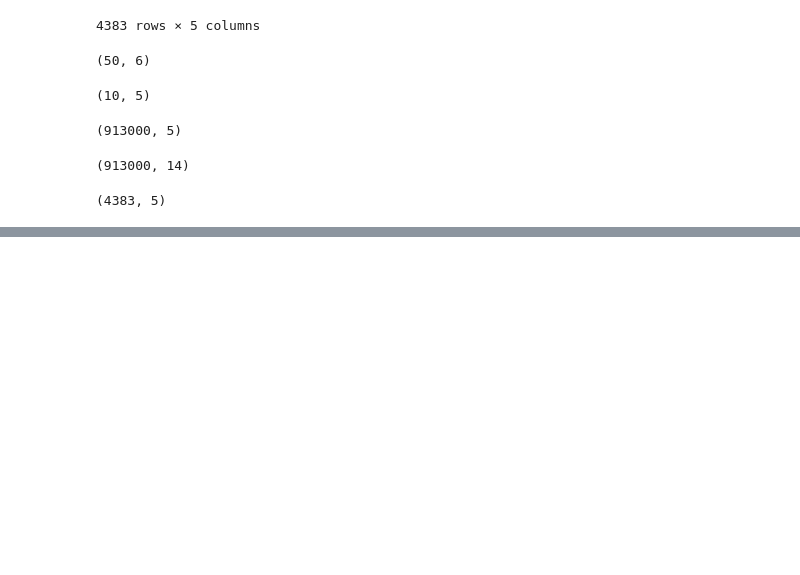
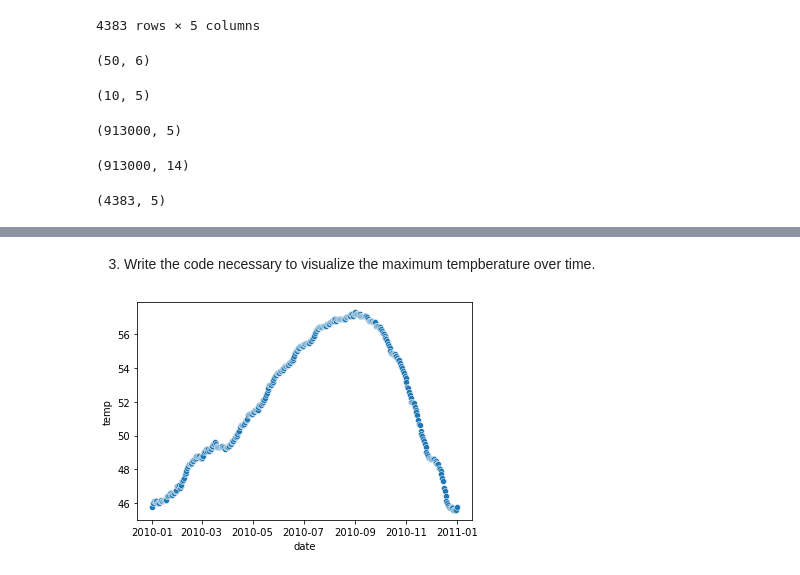
Before and after one commit to david-ryan-alviola/time-series-exercises, a Jupyter notebook: time_series.ipynb, the cells around one changed output, grey strips where cells are left out. Drawn from its saved outputs; the diff is of its cells as text; code cells hidden in the pictures; blank space fills up the shorter version.

```diff
--- a/time_series.ipynb
+++ b/time_series.ipynb
@@ -233,0 +286,9 @@ germany_df.shape
+# %% [markdown]
+3. Write the code necessary to visualize the maximum tempberature over time.
+# %%
+daily_min_temps = temps_df.resample('D').min()
+
+sns.scatterplot(x=daily_min_temps.index, y=daily_min_temps.temp)
+plt.show()
+# %% [output]
+[figure, added]
```
Also changed, not shown: parts of 22 cells of this notebook, 1 other file.
